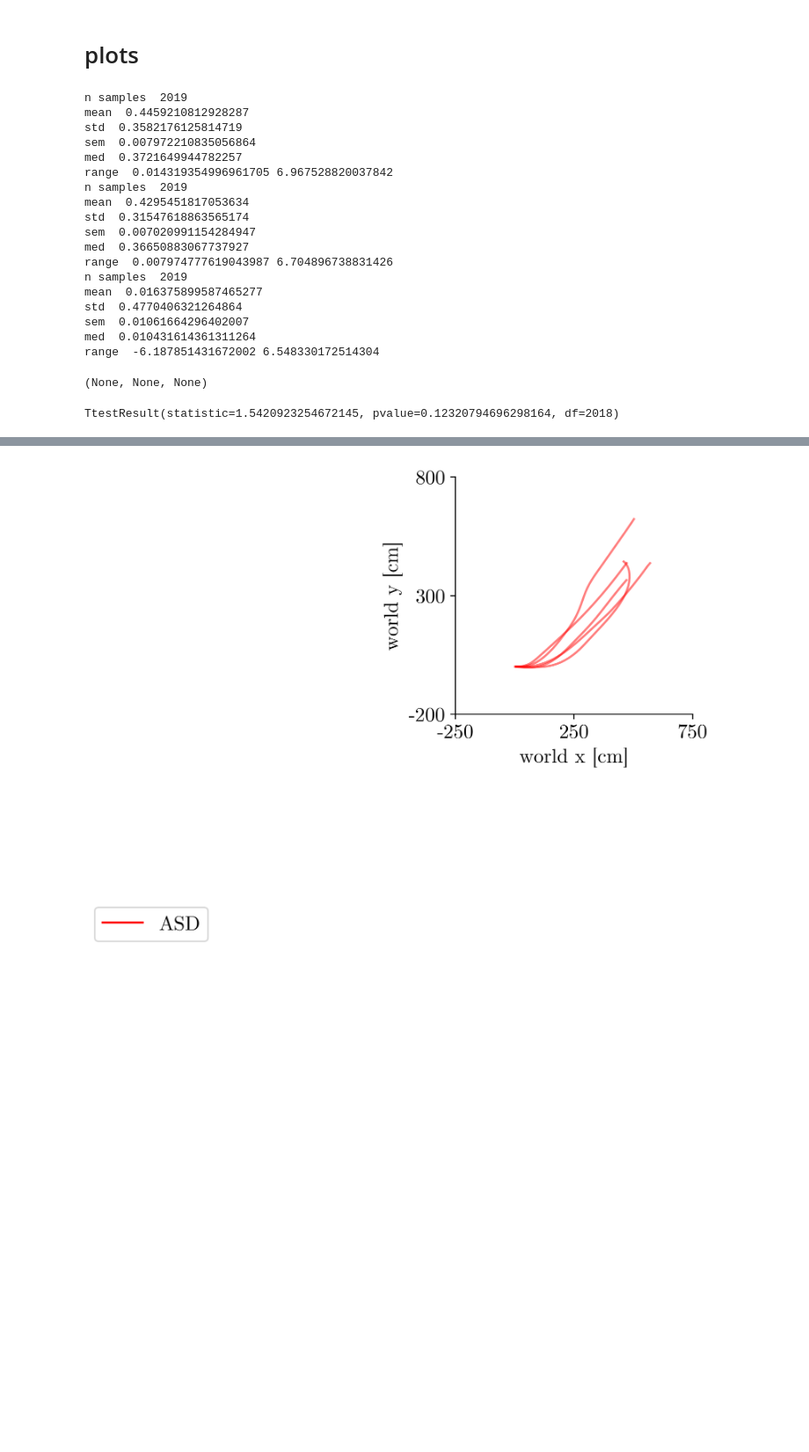
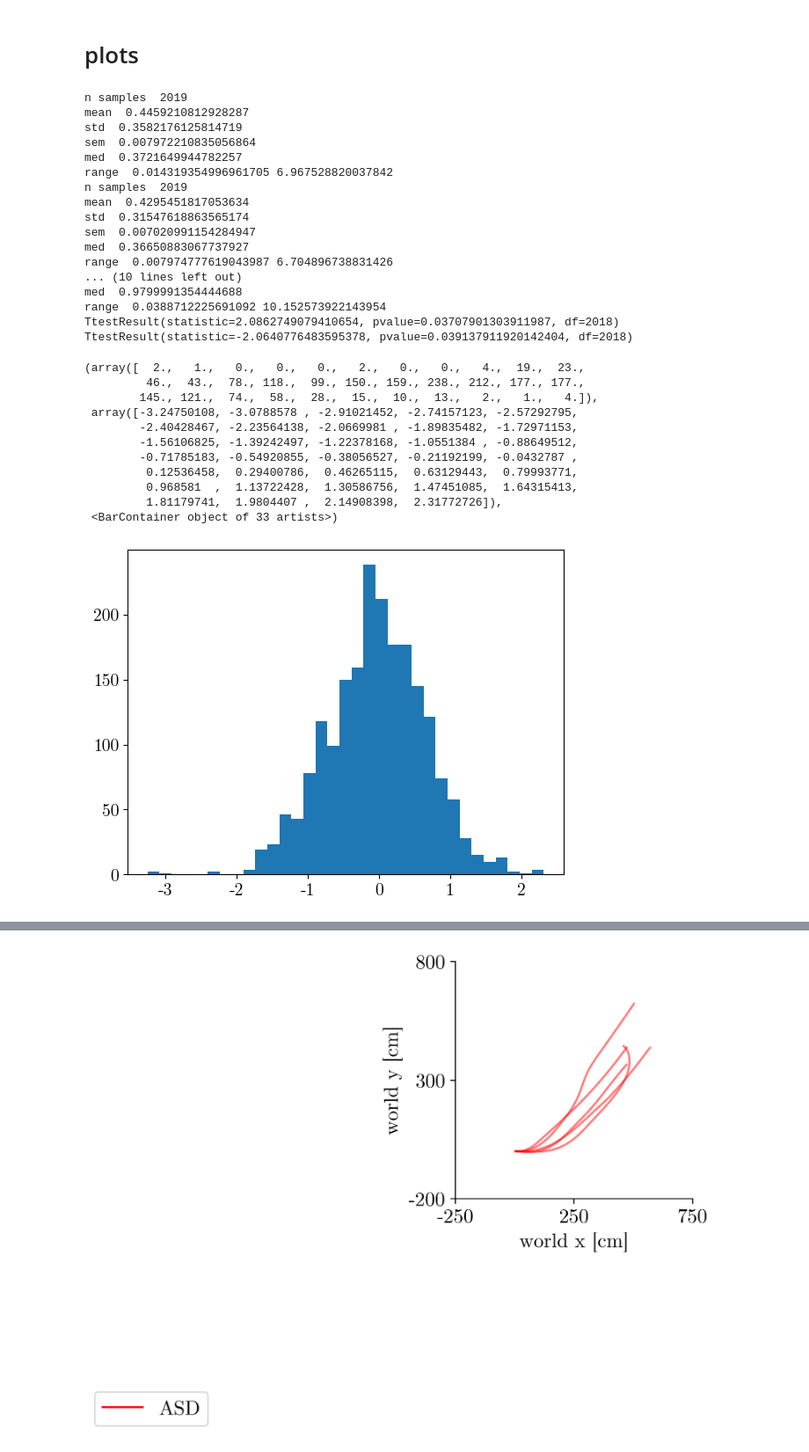
Before and after one commit to yizhoucc/firefly_plots, a Jupyter notebook: curvature.ipynb, the cells around one changed output, grey strips where cells are left out. Shown at 88% size. Saved outputs shown, nothing was run; the diff lists cells and outputs as text; code cells hidden in the pictures; blank space fills up the shorter version.

```diff
--- a/curvature.ipynb
+++ b/curvature.ipynb
@@ -116,17 +116,24 @@ def curvature_data_hist(adata,hdata, labels=['ASD','NT'],color=['r','b'],eval=cu
 # stats
 allares, allhres=[],[]
 alldiff=[]
+allratio=[]
 for ind in range(len(atasks)):
-# for ind in [1,2,3,4]:
+    # for each target, find k targets.
+    k=3
     thetask=atasks[ind]
-    aindls=similar_trials(ind, atasks,ntrial=1)
-    hindls=similar_trials2this(htasks,thetask,ntrial=3)
+    aindls=similar_trials(ind, atasks,ntrial=k)
+    hindls=similar_trials2this(htasks,thetask,ntrial=k)
+    # computate curvature
     ares=curvature_data([astates[i] for i in aindls],[aactions[i] for i in aindls], state_eval=curvature_math, action_eval=None)
     hres=curvature_data([hstates[i] for i in aindls],[hactions[i] for i in hindls], state_eval=curvature_math, action_eval=None)
+    # add result to alldiff
     allares.append(ares[0]), allhres.append(hres[0])
     # alldiff.append(ares[0]-hres[0])
-    alldiff.append(ares[0]-np.mean(hres))
-npsummary(allares), npsummary(allhres), npsummary(alldiff)
+    alldiff.append(np.mean(ares)-np.mean(hres))
+    allratio.append(np.mean(ares)/np.mean(hres))
+npsummary(allares), npsummary(allhres), npsummary(alldiff),npsummary(allratio)
+print(stats.ttest_1samp(alldiff, 0))
+print(stats.ttest_1samp(np.log(allratio), 0))
 # %% [output]
 n samples  2019
 mean  0.4459210812928287
@@ -140,14 +147,24 @@ std  0.31547618863565174
 sem  0.007020991154284947
 med  0.36650883067737927
 range  0.007974777619043987 6.704896738831426
-n samples  2019
-mean  0.016375899587465277
-std  0.4770406321264864
-sem  0.01061664296402007
-med  0.010431614361311264
-range  -6.187851431672002 6.548330172514304
+... (10 lines left out)
+med  0.9799991354444688
+range  0.0388712225691092 10.152573922143954
+TtestResult(statistic=2.0862749079410654, pvalue=0.03707901303911987, df=2018)
+TtestResult(statistic=-2.0640776483595378, pvalue=0.039137911920142404, df=2018)
-(None, None, None)
-# %%
-stats.ttest_1samp(alldiff, 0)
-# %% [output]
-TtestResult(statistic=1.5420923254672145, pvalue=0.12320794696298164, df=2018)
+# %%
+plt.hist(np.log(allratio), bins=33)
+allratio
+# %% [output]
+(array([  2.,   1.,   0.,   0.,   0.,   2.,   0.,   0.,   4.,  19.,  23.,
+         46.,  43.,  78., 118.,  99., 150., 159., 238., 212., 177., 177.,
+        145., 121.,  74.,  58.,  28.,  15.,  10.,  13.,   2.,   1.,   4.]),
+ array([-3.24750108, -3.0788578 , -2.91021452, -2.74157123, -2.57292795,
+        -2.40428467, -2.23564138, -2.0669981 , -1.89835482, -1.72971153,
+        -1.56106825, -1.39242497, -1.22378168, -1.0551384 , -0.88649512,
+        -0.71785183, -0.54920855, -0.38056527, -0.21192199, -0.0432787 ,
+         0.12536458,  0.29400786,  0.46265115,  0.63129443,  0.79993771,
+         0.968581  ,  1.13722428,  1.30586756,  1.47451085,  1.64315413,
+         1.81179741,  1.9804407 ,  2.14908398,  2.31772726]),
+ <BarContainer object of 33 artists>)
+[figure, added]
```
Also changed, not shown: parts of 6 cells of this notebook, 8 other files.
